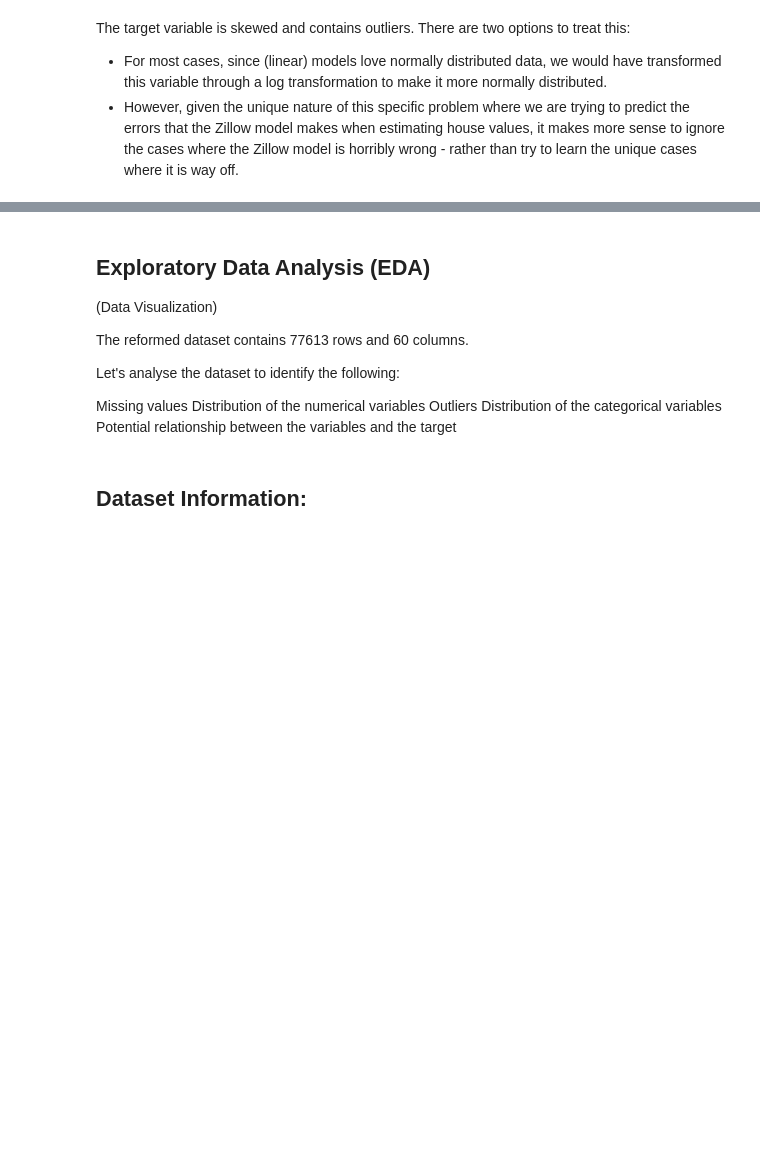
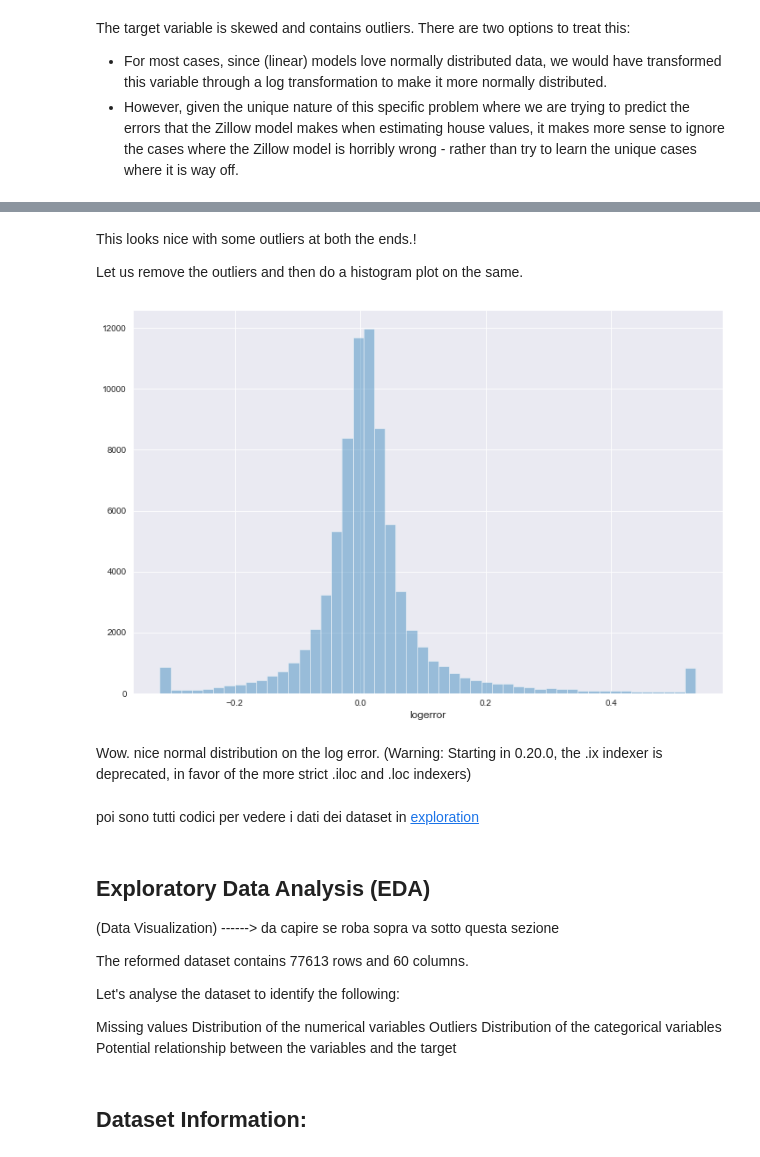
Before and after one commit to RuieX/Data-and-Web-Mining-project, a Jupyter notebook: project/src/notebooks/feature_engineering.ipynb, the cells around one changed output, grey strips where cells are left out. Drawn from its saved outputs; the diff is of its cells as text; code cells hidden in the pictures; blank space fills up the shorter version.

```diff
--- a/project/src/notebooks/feature_engineering.ipynb
+++ b/project/src/notebooks/feature_engineering.ipynb
@@ -323,6 +339,27 @@ The target variable is skewed and contains outliers. There are two options to tr
+# %% [markdown]
+This looks nice with some outliers at both the ends.!
+
+Let us remove the outliers and then do a histogram plot on the same.
+# %%
+ulimit = np.percentile(train_2017.logerror.values, 99)
+llimit = np.percentile(train_2017.logerror.values, 1)
+train_2017['logerror'].loc[train_2017['logerror']>ulimit] = ulimit
+train_2017['logerror'].loc[train_2017['logerror']<llimit] = llimit
+
+plt.figure(figsize=(12,8))
+sns.distplot(train_2017.logerror.values, bins=50, kde=False)
+plt.xlabel('logerror', fontsize=12)
+plt.show()
+# %% [output]
+[figure, added]
+# %% [markdown]
+Wow. nice normal distribution on the log error.
+(Warning: Starting in 0.20.0, the .ix indexer is deprecated, in favor of the more strict .iloc and .loc indexers)
+# %% [markdown]
+poi sono tutti codici per vedere i dati dei dataset in [exploration](https://www.kaggle.com/code/runjiexia/simple-exploration-notebook-zillow-prize/edit)
 # %% [markdown]
 ## Exploratory Data Analysis (EDA)
-(Data Visualization)
+(Data Visualization)  ------> da capire se roba sopra va sotto questa sezione
 
 The reformed dataset contains 77613 rows and 60 columns.
 
```
Also changed, not shown: parts of 18 cells of this notebook, 1 other file.
